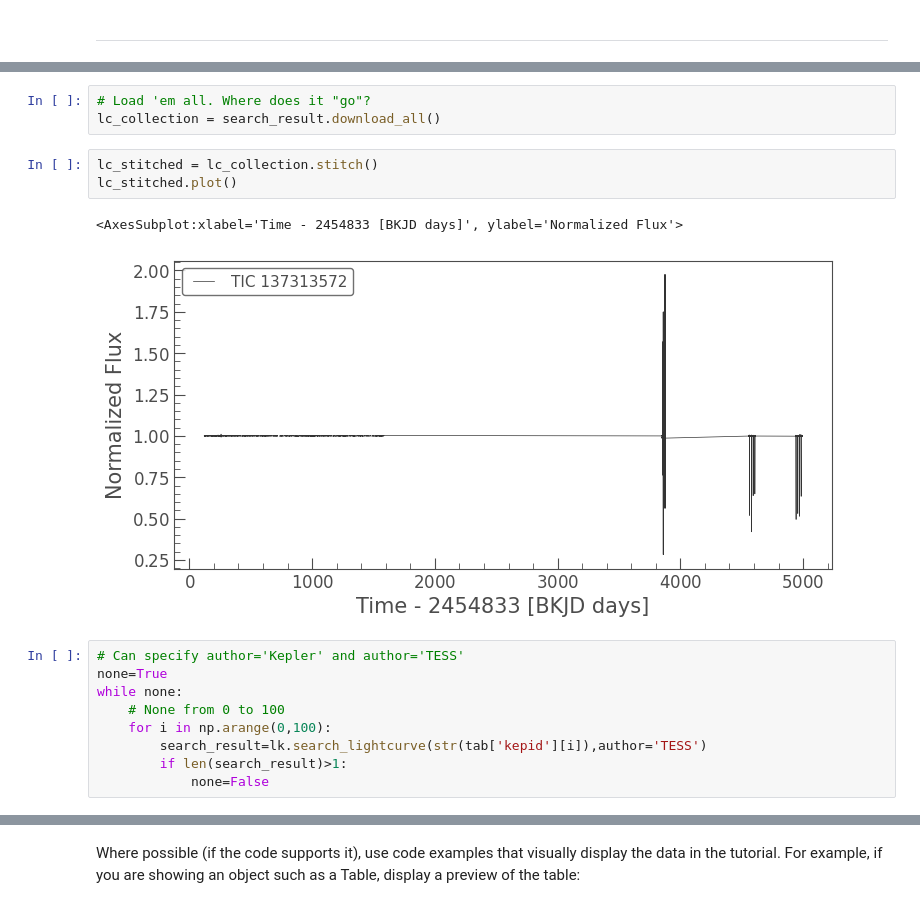
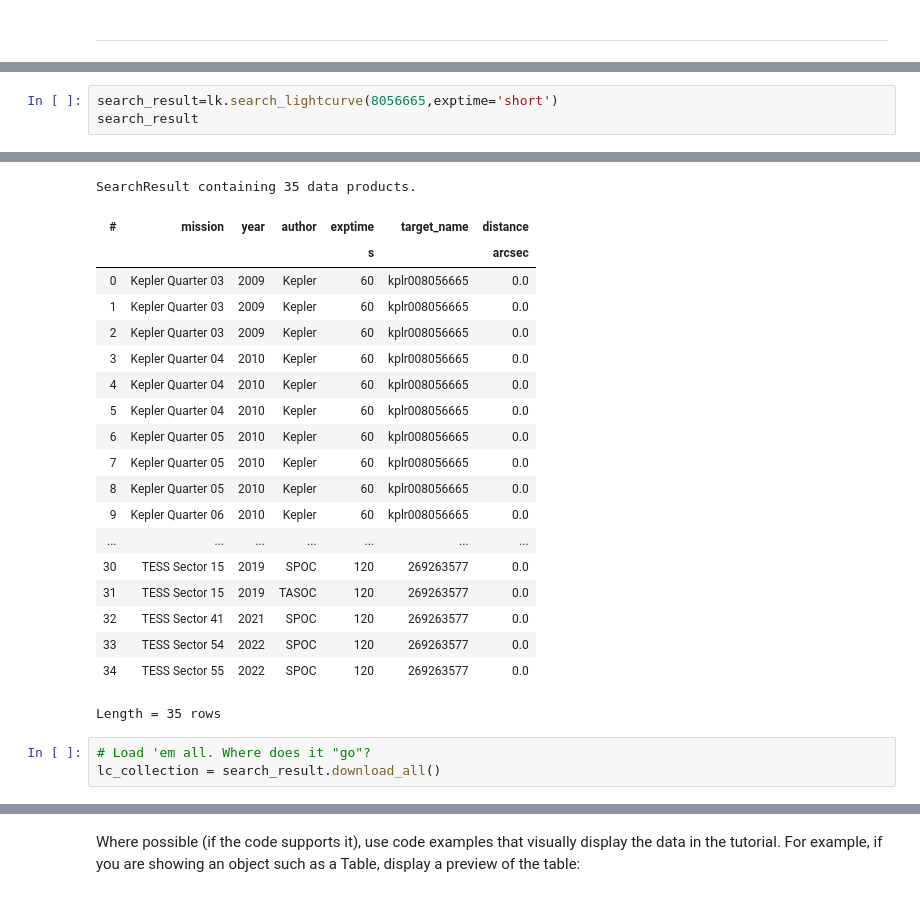
Before and after one commit to spacetelescope/project-tikebook, a Jupyter notebook: kepler_counterparts/kepler_counterparts.ipynb, the cells around one changed output, grey strips where cells are left out. Drawn from its saved outputs; the diff is of its cells as text.

```diff
--- a/kepler_counterparts/kepler_counterparts.ipynb
+++ b/kepler_counterparts/kepler_counterparts.ipynb
@@ -242,0 +257,4 @@ Length = 31 rows
+# %%
+search_result=lk.search_lightcurve(8056665,exptime='short')
+search_result
+# %% [output]
@@ -243,18 +262,23 @@ Length = 31 rows
+SearchResult containing 35 data products.
+| # | mission | year | author | exptime | target_name | distance |
+|  |  |  |  | s |  | arcsec |
+| 0 | Kepler Quarter 03 | 2009 | Kepler | 60 | kplr008056665 | 0.0 |
+| 1 | Kepler Quarter 03 | 2009 | Kepler | 60 | kplr008056665 | 0.0 |
+| 2 | Kepler Quarter 03 | 2009 | Kepler | 60 | kplr008056665 | 0.0 |
+| 3 | Kepler Quarter 04 | 2010 | Kepler | 60 | kplr008056665 | 0.0 |
+| 4 | Kepler Quarter 04 | 2010 | Kepler | 60 | kplr008056665 | 0.0 |
+| 5 | Kepler Quarter 04 | 2010 | Kepler | 60 | kplr008056665 | 0.0 |
+| 6 | Kepler Quarter 05 | 2010 | Kepler | 60 | kplr008056665 | 0.0 |
+| 7 | Kepler Quarter 05 | 2010 | Kepler | 60 | kplr008056665 | 0.0 |
+| 8 | Kepler Quarter 05 | 2010 | Kepler | 60 | kplr008056665 | 0.0 |
+| 9 | Kepler Quarter 06 | 2010 | Kepler | 60 | kplr008056665 | 0.0 |
+| ... | ... | ... | ... | ... | ... | ... |
+| 30 | TESS Sector 15 | 2019 | SPOC | 120 | 269263577 | 0.0 |
+| 31 | TESS Sector 15 | 2019 | TASOC | 120 | 269263577 | 0.0 |
+| 32 | TESS Sector 41 | 2021 | SPOC | 120 | 269263577 | 0.0 |
+| 33 | TESS Sector 54 | 2022 | SPOC | 120 | 269263577 | 0.0 |
+| 34 | TESS Sector 55 | 2022 | SPOC | 120 | 269263577 | 0.0 |
+Length = 35 rows
 # %%
 # Load 'em all. Where does it "go"?
 lc_collection = search_result.download_all()
-# %%
-lc_stitched = lc_collection.stitch()
-lc_stitched.plot()
-# %% [output]
-<AxesSubplot:xlabel='Time - 2454833 [BKJD days]', ylabel='Normalized Flux'>
-[figure, removed]
-# %%
-# Can specify author='Kepler' and author='TESS'
-none=True
-while none:
-    # None from 0 to 100
-    for i in np.arange(0,100):
-        search_result=lk.search_lightcurve(str(tab['kepid'][i]),author='TESS')
-        if len(search_result)>1:
-            none=False
```
Also changed, not shown: parts of 54 cells of this notebook.
